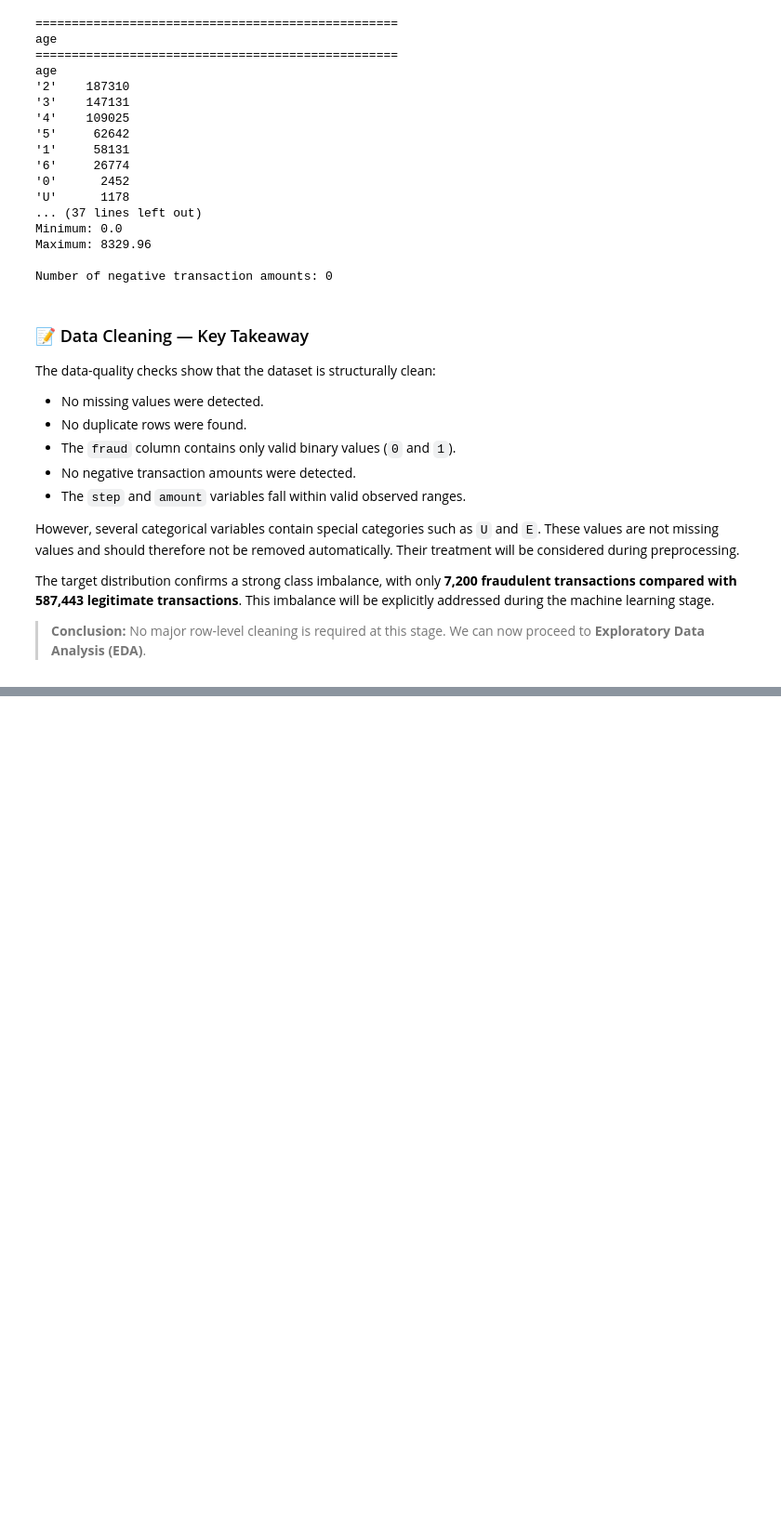
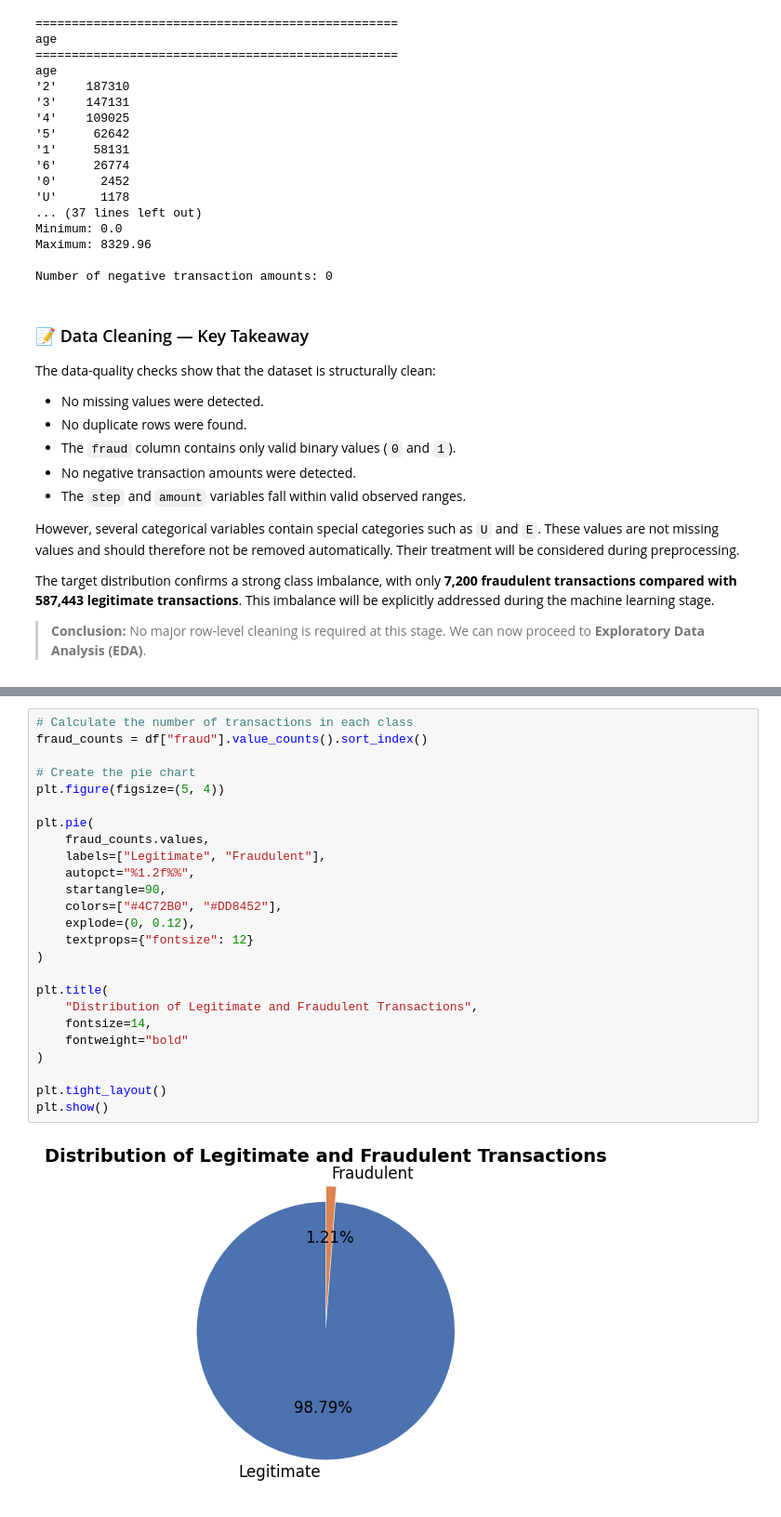
Before and after one commit to niharika-1806/Financial-Fraud-Detection, a Jupyter notebook: Project.ipynb, the cells around one changed output, grey strips where cells are left out. Shown at 93% size. Cells and saved outputs as stored; diff of their text form; blank space fills up the shorter version.

```diff
--- a/Project.ipynb
+++ b/Project.ipynb
@@ -263,0 +296,27 @@ The target distribution confirms a strong class imbalance, with only **7,200 fra
+# %%
+# Calculate the number of transactions in each class
+fraud_counts = df["fraud"].value_counts().sort_index()
+
+# Create the pie chart
+plt.figure(figsize=(5, 4))
+
+plt.pie(
+    fraud_counts.values,
+    labels=["Legitimate", "Fraudulent"],
+    autopct="%1.2f%%",
+    startangle=90,
+    colors=["#4C72B0", "#DD8452"],
+    explode=(0, 0.12),
+    textprops={"fontsize": 12}
+)
+
+plt.title(
+    "Distribution of Legitimate and Fraudulent Transactions",
+    fontsize=14,
+    fontweight="bold"
+)
+
+plt.tight_layout()
+plt.show()
+# %% [output]
+[figure, added]
```
Also changed, not shown: parts of 53 cells of this notebook.
